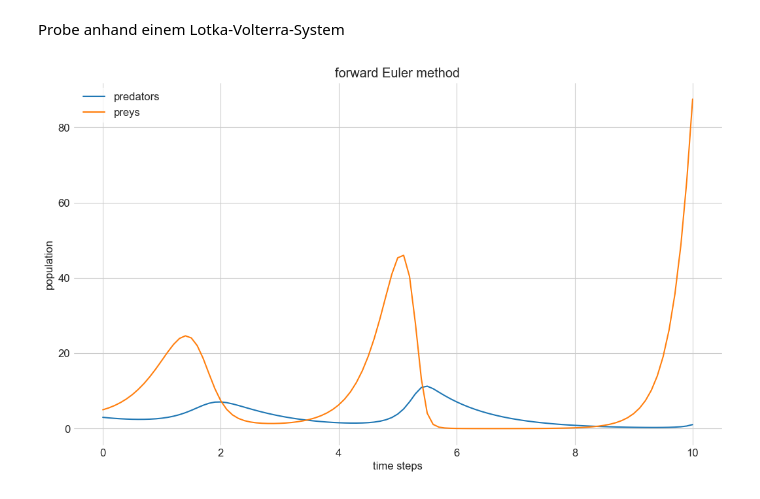
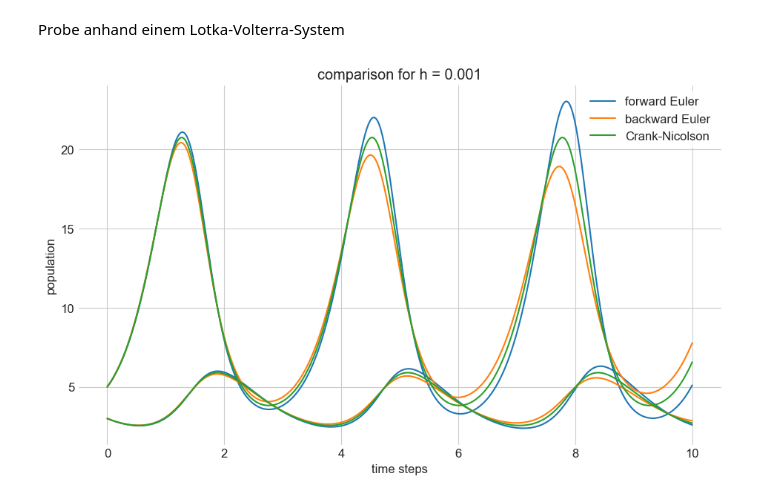
Before and after one commit to maxstollmayer/NuMeDiffG, a Jupyter notebook: Aufgabenblatt 3/Aufgabenblatt 3 Lösung.ipynb, the cells around one changed output. Cells and saved outputs as stored; diff of their text form; code cells hidden in the pictures.

```diff
--- a/Aufgabenblatt 3/Aufgabenblatt 3 Lösung.ipynb
+++ b/Aufgabenblatt 3/Aufgabenblatt 3 Lösung.ipynb
@@ -200,27 +173,31 @@ plt.show()
 # %% [markdown]
 Probe anhand einem Lotka-Volterra-System
 # %%
-def g(y, t, a, b, c, d):
+def g(t, y, a, b, c, d):
     predator = b * y[0] * y[1] - a * y[0]
     prey = c * y[1] - d * y[0] * y[1]
     return np.array([predator, prey])
 
-def f2(y, t):
-    return g(y, t, 1, 0.1, 4, 1)
+def f(t, y):
+    return g(t, y, 1, 0.1, 4, 1)
 
-y2_0 = np.array([3, 5])
-t2_0 = 0
-t2_N = 10
-N2 = 100
+y0 = np.array([3, 5])
+t = np.linspace(0, 10, 1000)
+
+y1 = forwardEuler(f, y0, t)
+y2 = backwardEuler(f, y0, t)
+y3 = CrankNicolson(f, y0, t)
+
+plt.plot(t, y1[:, 1], color="C0", label="forward Euler")
+plt.plot(t, y1[:, 0], color="C0")
+plt.plot(t, y2[:, 1], color="C1", label="backward Euler")
+plt.plot(t, y2[:, 0], color="C1")
+plt.plot(t, y3[:, 1], color="C2", label="Crank-Nicolson")
+plt.plot(t, y3[:, 0], color="C2")
+plt.xlabel("time steps")
+plt.ylabel("population")
+plt.title("comparison for h = 0.001")
+plt.legend()
+plt.show()
+# %% [output]
+[figure, added]
-# %%
-t2_fe, y2_fe = forward_euler(f2, y2_0, t2_0, t2_N, N2)
-
-plt.plot(t2_fe, y2_fe[:, 0], label="predators")
-plt.plot(t2_fe, y2_fe[:, 1], label="preys")
-plt.title("forward Euler method")
-plt.xlabel("time steps")
-plt.ylabel("population")
-plt.legend()
-plt.show()
-# %% [output]
-[figure, removed]
```
Also changed, not shown: parts of 11 cells of this notebook, 3 other files.
